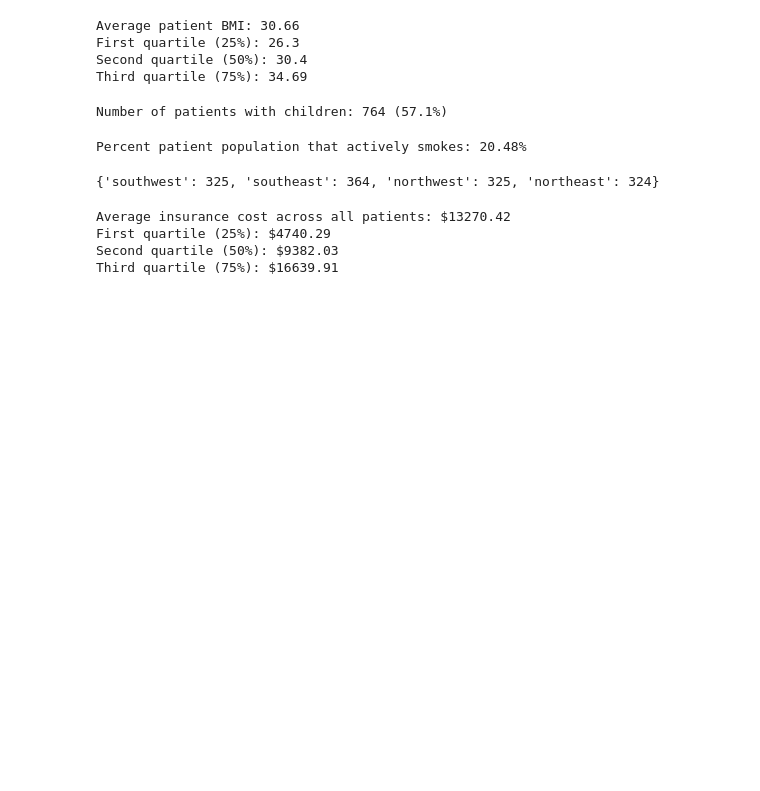
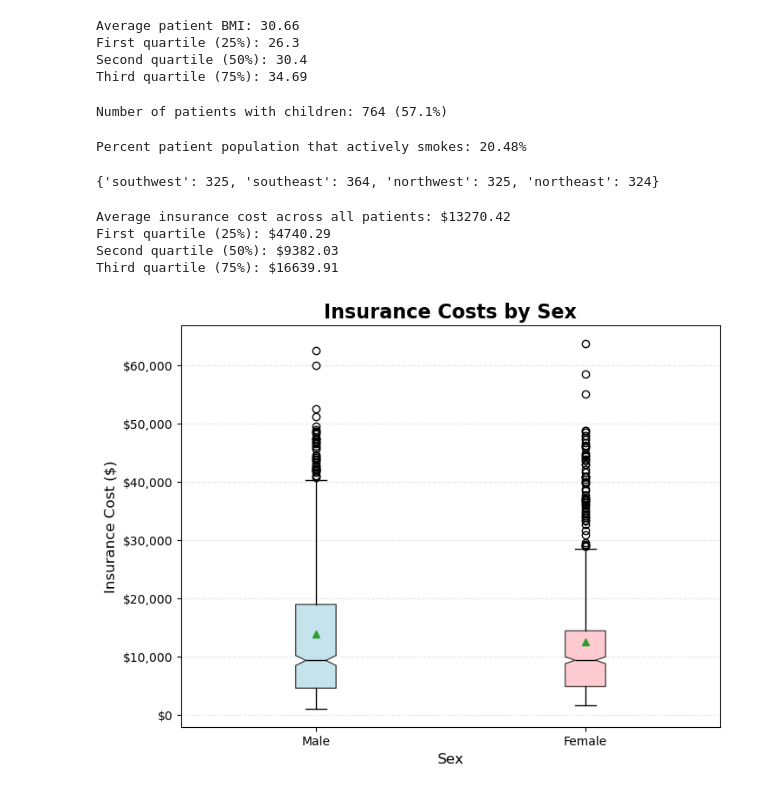
Before and after one commit to DaeJens/Health_Insurance_Project, a Jupyter notebook: us-medical-insurance-costs.ipynb, the cells around one changed output. Drawn from its saved outputs; the diff is of its cells as text; code cells hidden in the pictures; blank space fills up the shorter version.

```diff
--- a/us-medical-insurance-costs.ipynb
+++ b/us-medical-insurance-costs.ipynb
@@ -232,0 +238,25 @@ Third quartile (75%): $16639.91
+# %%
+# Subset the insurance costs by sex
+male_insurance_cost = [float(insurance_charges[i].replace('$', '').replace(',','')) for i in range(len(sexes)) if sexes[i] == 'male']
+female_insurance_cost = [float(insurance_charges[i].replace('$','').replace(',','')) for i in range(len(sexes)) if sexes[i] == 'female']
+
+fig, ax = plt.subplots(figsize=(8,6))
+bp = ax.boxplot([male_insurance_cost, female_insurance_cost],
+           labels = ['Male', 'Female'],
+           patch_artist = True,
+           notch = True,
+           showmeans = True)
+colors = ['lightblue', 'lightpink']
+for patch, color in zip(bp['boxes'], colors):
+    patch.set_facecolor(color)
+    patch.set_alpha(0.7)
+for element in ['whiskers', 'fliers', 'medians', 'caps']:
+    plt.setp(bp[element], color='black')
+ax.set_title("Insurance Costs by Sex", fontsize = 16, fontweight = 'bold')
+ax.set_xlabel("Sex", fontsize = 12)
+ax.set_ylabel("Insurance Cost ($)", fontsize = 12)
+ax.yaxis.set_major_formatter(plt.FuncFormatter(lambda x, p: f'${x:,.0f}'))
+ax.grid(axis = 'y', alpha = 0.3, linestyle = '--')
+plt.show()
+# %% [output]
+[figure, added]
```
Also changed, not shown: parts of 5 cells of this notebook.
